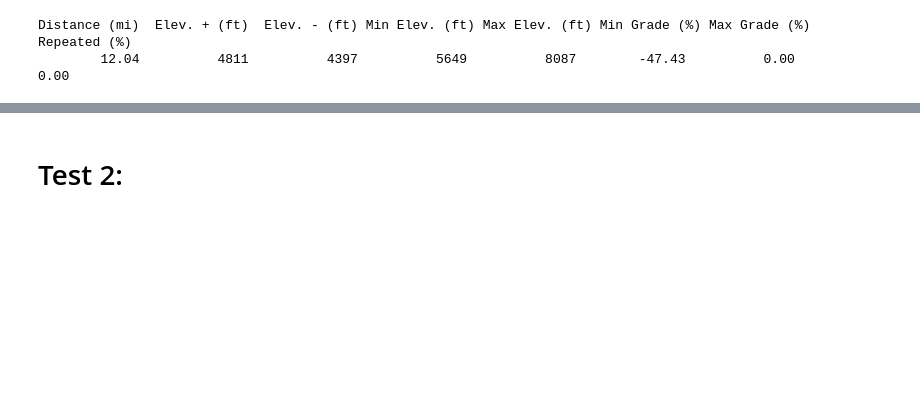
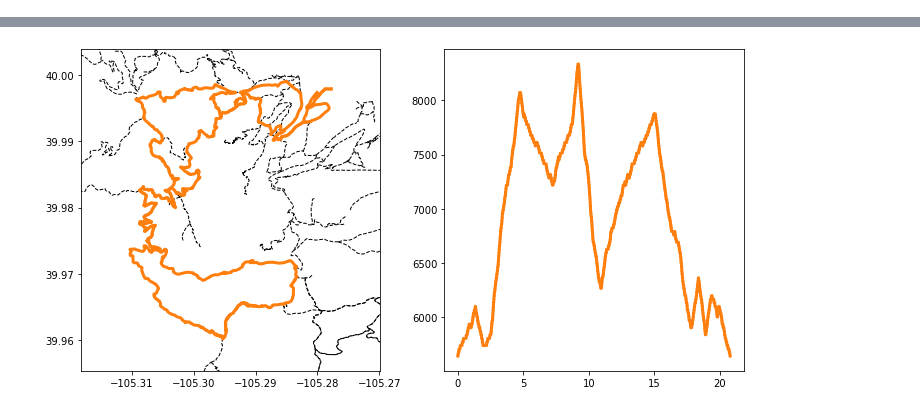
Before and after one commit to aemerick/planit, a Jupyter notebook: autotrail/TrailMapper.ipynb, the cells around one changed output, grey strips where cells are left out. Cells and saved outputs as stored; diff of their text form; code cells hidden in the pictures; blank space fills up the shorter version.

```diff
--- a/autotrail/TrailMapper.ipynb
+++ b/autotrail/TrailMapper.ipynb
@@ -34,6 +85,6 @@ trailmap.ensure_edge_attributes()
 # %%
 test_coord = (-105.27818, 39.99855) # near start of chataqua
-node_index, node_id = TrailMap.nearest_node( test_coord[0], test_coord[1])
+node_index, node_id = trailmap.nearest_node( test_coord[0], test_coord[1])
 
 dist          = 25.0   * m_in_mi
 elev          = 3000.0 * m_in_ft
@@ -43,13 +94,12 @@ end_node      = node_id[0]*1
 target_values = {'distance' : dist}
 
 totals, possible_routes =\
-      TrailMap.find_route(start_node,
+      trailmap.find_route(start_node,
                           target_values,
                           end_node=end_node)
+
+#trailmap.write_gpx_file('test.xml',nodes=possible_routes)
-# %% [output]
-Distance (mi)  Elev. + (ft)  Elev. - (ft) Min Elev. (ft) Max Elev. (ft) Min Grade (%) Max Grade (%)  Repeated (%)
-        12.04          4811          4397          5649          8087        -47.43          0.00          0.00
 # %%
-fig,ax=maptrails.plot_trails(TrailMap, nodes=possible_routes, show_profile = True, fs = 4.5)
-rprop = TrailMap.route_properties(nodes=possible_routes)
+fig,ax=maptrails.plot_trails(trailmap, nodes=possible_routes, show_profile = True, fs = 5)
+rprop = trailmap.route_properties(nodes=possible_routes)
 # %% [output]
@@ -61,2 +108 @@ Distance (mi)  Elev. + (ft)  Elev. - (ft) Min Elev. (ft) Max Elev. (ft) Min Grad
+[figure, added]
-# %% [markdown]
-# Test 2:
```
Also changed, not shown: parts of 14 cells of this notebook.
